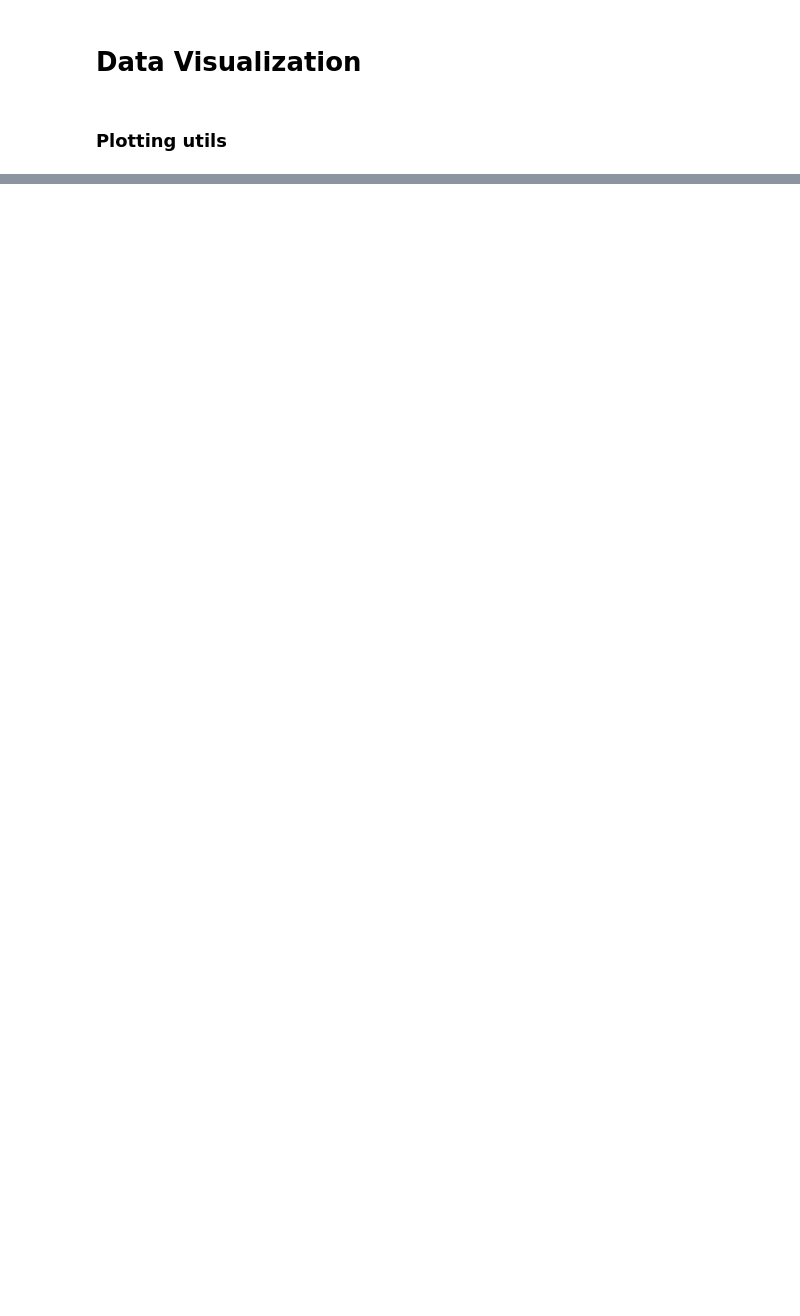
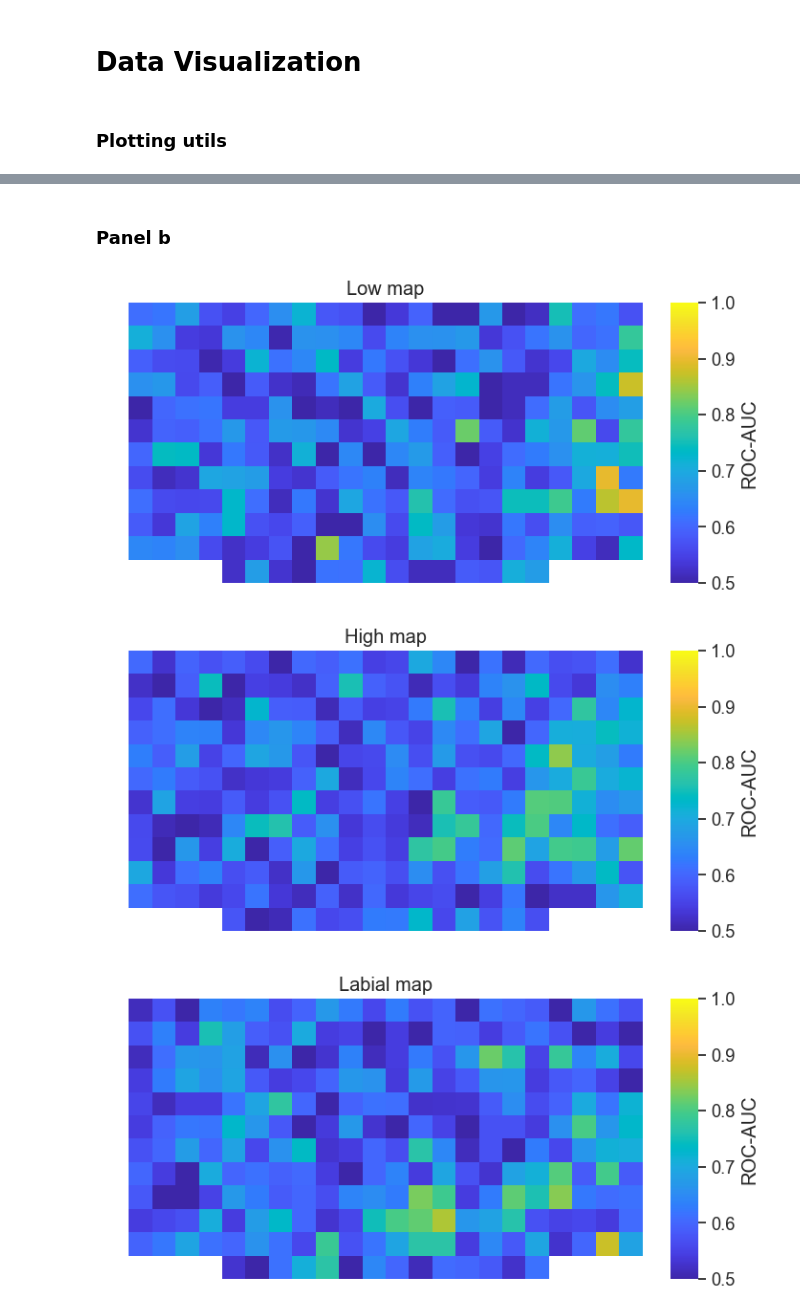
Before and after one commit to coganlab/cross_patient_speech_decoding, a Jupyter notebook: aligned_decoding/figure_analyses/supp/supp_fig_9.ipynb, the cells around one changed output, grey strips where cells are left out. Drawn from its saved outputs; the diff is of its cells as text; code cells hidden in the pictures; blank space fills up the shorter version.

```diff
--- a/aligned_decoding/figure_analyses/supp/supp_fig_9.ipynb
+++ b/aligned_decoding/figure_analyses/supp/supp_fig_9.ipynb
@@ -39,4 +95,4 @@ FIG_DIR = Path('~/Box/CoganLab/Papers/2025/cross-patient-speech-decoding/figures
 # %%
-phon_labels = ['a', 'ae', 'i', 'u', 'b', 'p', 'v', 'g', 'k']
-artic_labels = ['low', 'high', 'labial', 'dorsal']
+phon_labels = np.array(['a', 'ae', 'i', 'u', 'b', 'p', 'v', 'g', 'k'])
+artic_labels = np.array(['low', 'high', 'labial', 'dorsal'])
 phon_to_artic_dict = {1:1, 2:1, 3:2, 4:2, 5:3, 6:3, 7:3, 8:4, 9:4}
@@ -60,8 +167,8 @@ to_cm = 1/2.54
 # %%
 px_colors = [
              '#636EFA',
+             '#FFA15A',
              '#EF553B',
-             '#AB63FA',
              '#00CC96',
             #  '#72B7B2',
             #  '#990099',
@@ -83,9 +190,7 @@ sns.set_style(rc={
     'axes.linewidth': 0.5,
     'xtick.bottom': True,
     'ytick.left': True,
-    'svg.fonttype': 'none',
     })
-plt.rcParams['svg.fonttype'] = 'none'
 # %%
 from matplotlib.colors import LinearSegmentedColormap
 
@@ -583,0 +573,12 @@ plt.show()
+# %% [markdown]
+### Panel b
+# %%
+pt = 'S33'
+
+pt_maps = pt_artic_maps[pt]
+for i, artic in enumerate(artic_labels):
+    chan_disp(pt_maps['weights'][i], pt_maps['weight_map'], str.capitalize(f'{artic} map'), 'ROC-AUC', figsize=(8, 6), cbar_lower=0.5, cbar_upper=1)
+# %% [output]
+[figure, added]
+[figure, added]
+[figure, added]
```
Also changed, not shown: parts of 52 cells of this notebook, 14 other files.
